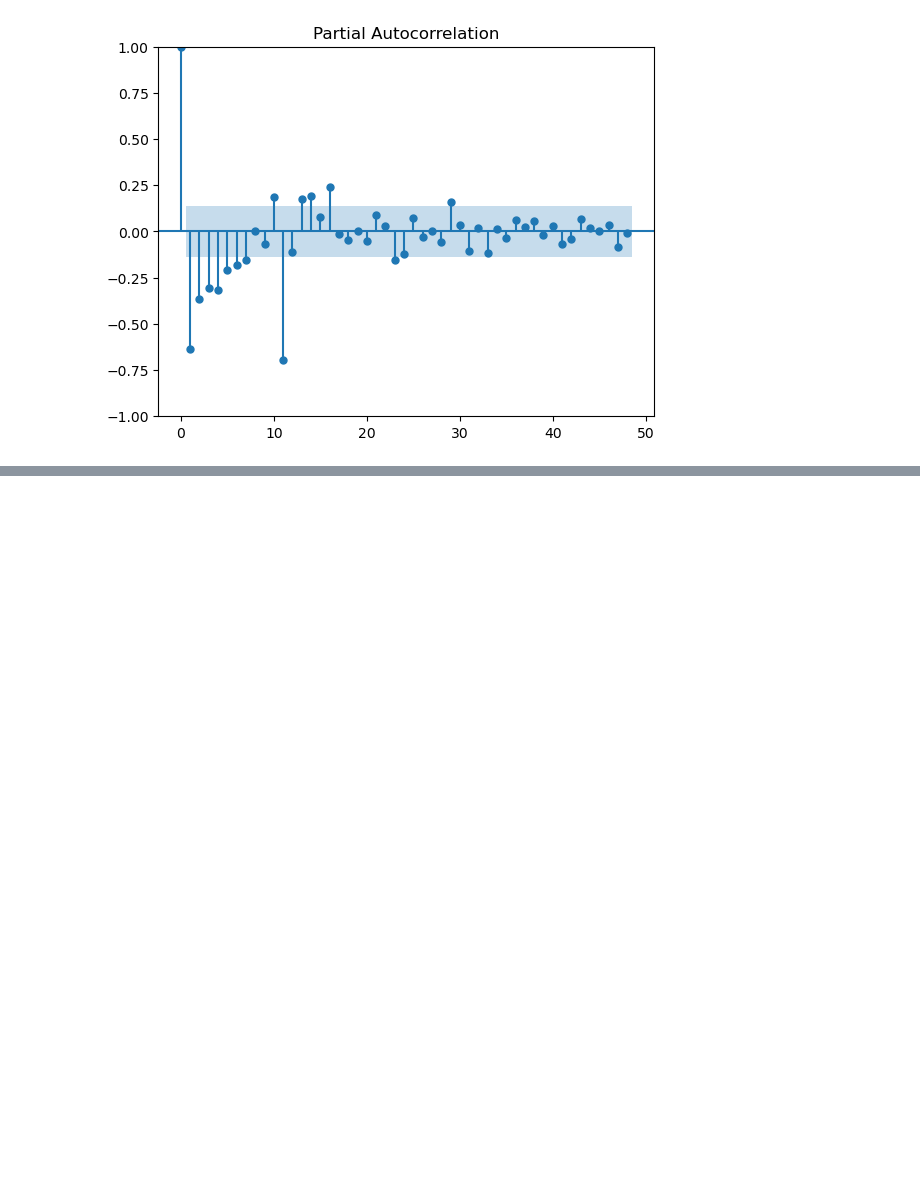
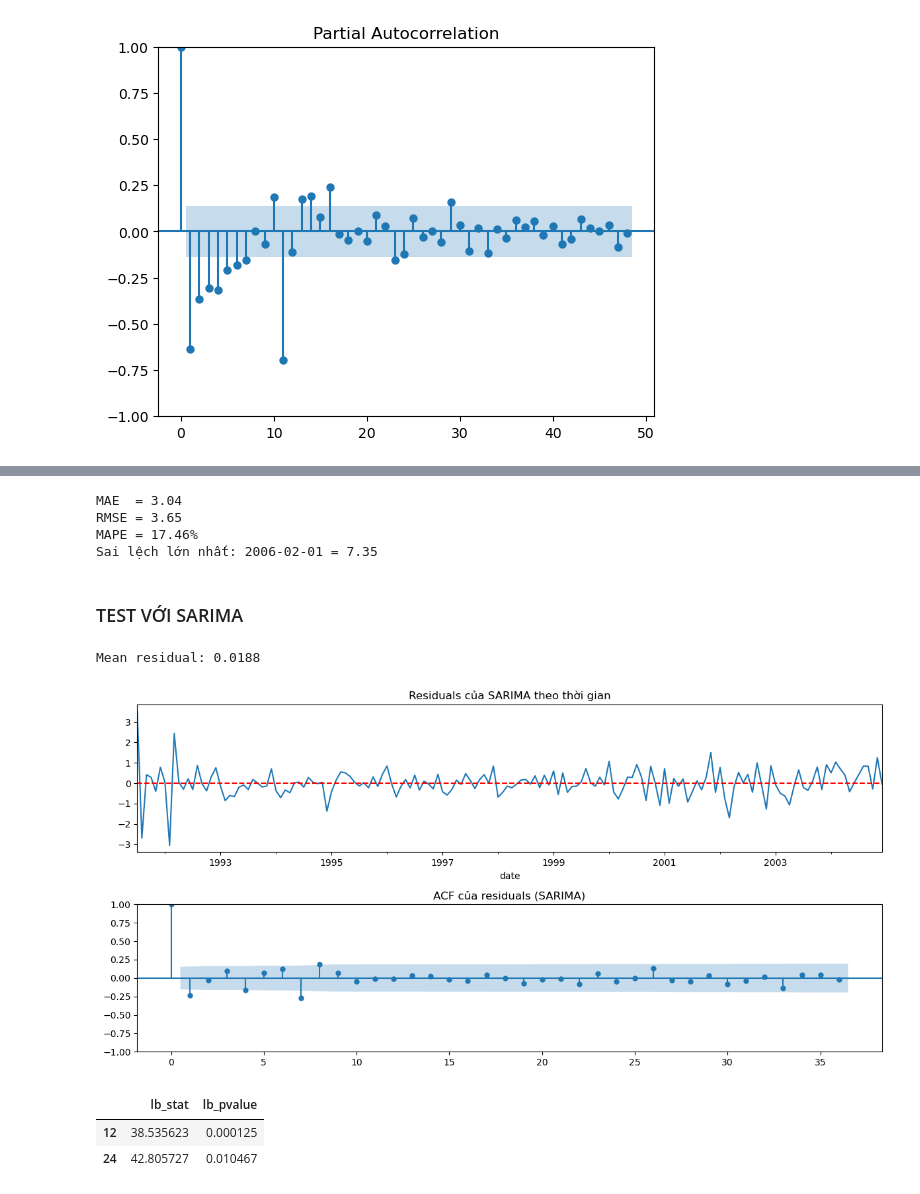
Before and after one commit to HoraCompany-VN/Times-Series-Gr3, a Jupyter notebook: Lab2/BT_Normal/src/Lab2_Normal.ipynb, the cells around one changed output, grey strips where cells are left out. Cells and saved outputs as stored; diff of their text form; code cells hidden in the pictures; blank space fills up the shorter version.

```diff
--- a/Lab2/BT_Normal/src/Lab2_Normal.ipynb
+++ b/Lab2/BT_Normal/src/Lab2_Normal.ipynb
@@ -336,0 +421,38 @@ plt.show()
+# %%
+err  = test_data["value"] - pred
+mae  = err.abs().mean()
+rmse = np.sqrt((err ** 2).mean())
+mape = (err.abs() / test_data["value"]).mean() * 100
+
+print(f"MAE  = {mae:.2f}")
+print(f"RMSE = {rmse:.2f}")
+print(f"MAPE = {mape:.2f}%")
+print("Sai lệch lớn nhất:", err.abs().idxmax().date(), "=", round(err.abs().max(), 2))
+# %% [output]
+MAE  = 3.04
+RMSE = 3.65
+MAPE = 17.46%
+Sai lệch lớn nhất: 2006-02-01 = 7.35
+# %% [markdown]
+### TEST VỚI SARIMA
+# %%
+P, D, Q, s = 1, 1, 1, 12
+sarima = ARIMA(train_data, order=(p, d, q), seasonal_order=(P, D, Q, s))
+sarima_fit = sarima.fit()
+# %%
+resid_s = sarima_fit.resid.dropna()
+print(f"Mean residual: {resid_s.mean():.4f}")
+
+fig, axes = plt.subplots(2, 1, figsize=(12, 6))
+resid_s.plot(ax=axes[0], title="Residuals của SARIMA theo thời gian")
+axes[0].axhline(0, color="red", linestyle="--")
+plot_acf(resid_s, lags=36, ax=axes[1], title="ACF của residuals (SARIMA)")
+plt.tight_layout(); plt.show()
+
+acorr_ljungbox(resid_s, lags=[12, 24], return_df=True)
+# %% [output]
+Mean residual: 0.0188
+[figure, added]
+|  | lb_stat | lb_pvalue |
+| 12 | 38.535623 | 0.000125 |
+| 24 | 42.805727 | 0.010467 |
```
Also changed, not shown: parts of 14 cells of this notebook, 2 other files.
